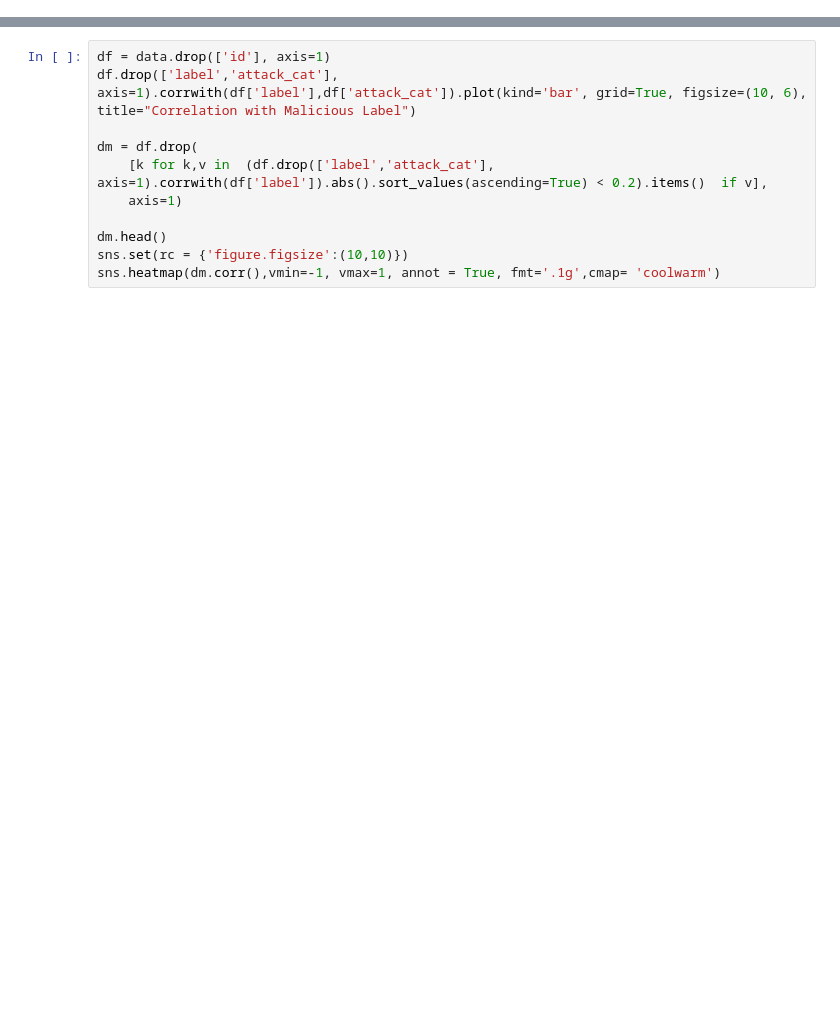
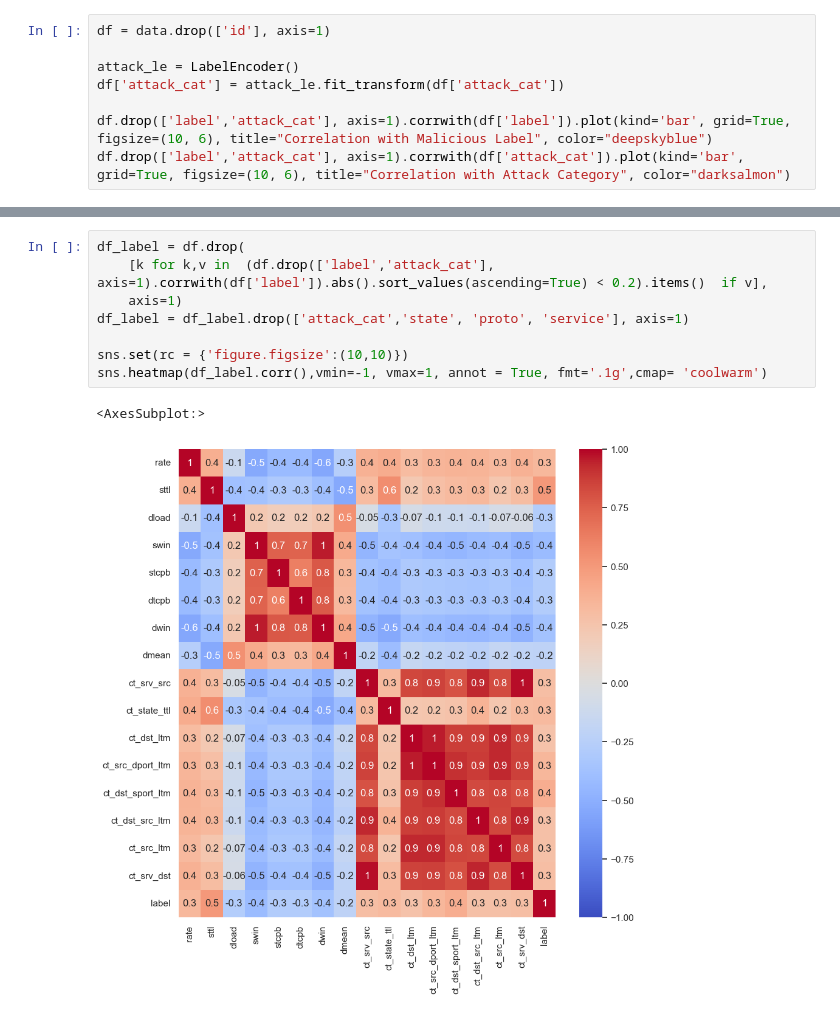
Before and after one commit to bhosley/Schoolwork, a Jupyter notebook: 2023Q2 - Machine Learning/Project/Naive Bayes.ipynb, the cells around one changed output, grey strips where cells are left out. Drawn from its saved outputs; the diff is of its cells as text; blank space fills up the shorter version.

```diff
--- a/2023Q2 - Machine Learning/Project/Naive Bayes.ipynb
+++ b/2023Q2 - Machine Learning/Project/Naive Bayes.ipynb
@@ -12,0 +26,8 @@ FileNotFoundError: [Errno 2] No such file or directory: './UNSW_NB15_training-se
+# %%
+df = data.drop(['id'], axis=1)
+
+attack_le = LabelEncoder()
+df['attack_cat'] = attack_le.fit_transform(df['attack_cat'])
+
+df.drop(['label','attack_cat'], axis=1).corrwith(df['label']).plot(kind='bar', grid=True, figsize=(10, 6), title="Correlation with Malicious Label", color="deepskyblue")
+df.drop(['label','attack_cat'], axis=1).corrwith(df['attack_cat']).plot(kind='bar', grid=True, figsize=(10, 6), title="Correlation with Attack Category", color="darksalmon")
@@ -13,11 +37,11 @@ FileNotFoundError: [Errno 2] No such file or directory: './UNSW_NB15_training-se
 # %%
-df = data.drop(['id'], axis=1)
-df.drop(['label','attack_cat'], axis=1).corrwith(df['label'],df['attack_cat']).plot(kind='bar', grid=True, figsize=(10, 6), title="Correlation with Malicious Label")
-
-dm = df.drop(
+df_label = df.drop(
     [k for k,v in  (df.drop(['label','attack_cat'], axis=1).corrwith(df['label']).abs().sort_values(ascending=True) < 0.2).items()  if v],
     axis=1)
+df_label = df_label.drop(['attack_cat','state', 'proto', 'service'], axis=1)
 
-dm.head()
 sns.set(rc = {'figure.figsize':(10,10)})
-sns.heatmap(dm.corr(),vmin=-1, vmax=1, annot = True, fmt='.1g',cmap= 'coolwarm')
+sns.heatmap(df_label.corr(),vmin=-1, vmax=1, annot = True, fmt='.1g',cmap= 'coolwarm')
+# %% [output]
+<AxesSubplot:>
+[figure, added]
```
Also changed, not shown: parts of 9 cells of this notebook.
